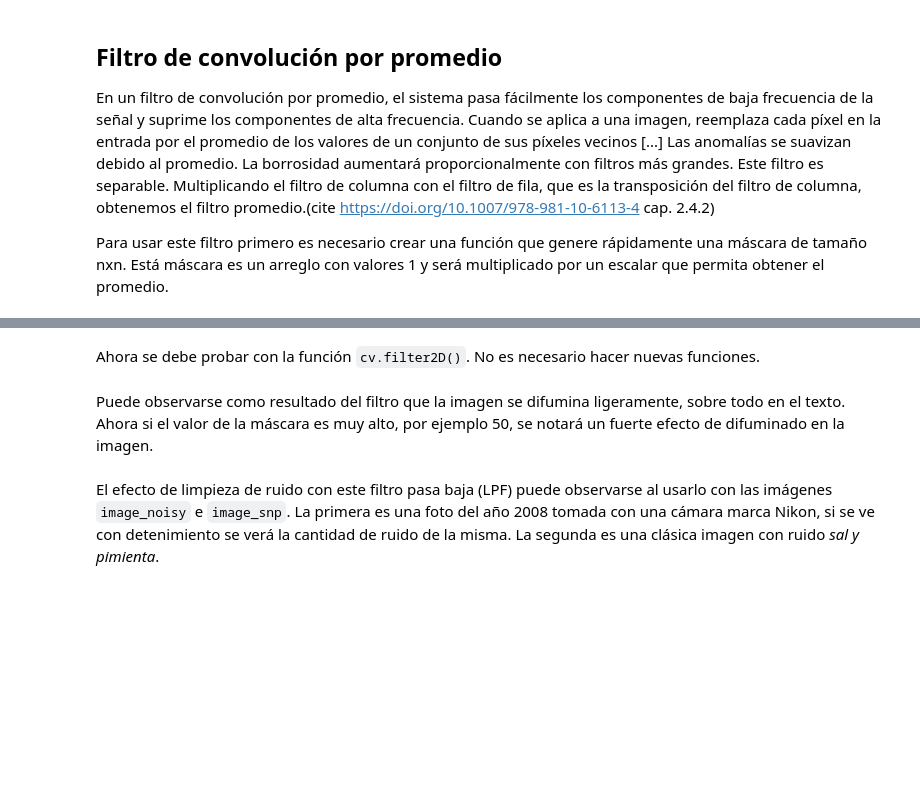
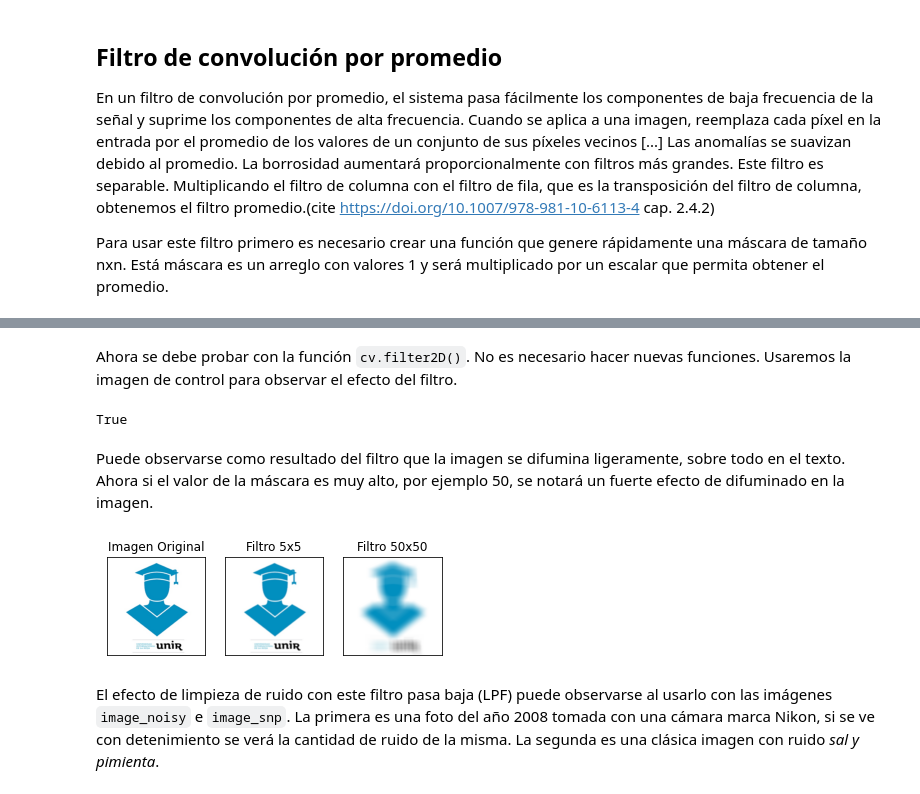
Before and after one commit to genomorro/unir, a Jupyter notebook: main.ipynb, the cells around one changed output, grey strips where cells are left out. Saved outputs shown, nothing was run; the diff lists cells and outputs as text; code cells hidden in the pictures; blank space fills up the shorter version.

Commit message:
Control 2D

```diff
--- a/main.ipynb
+++ b/main.ipynb
@@ -45,6 +51,12 @@ print(kernel)
 # %% [markdown]
-Ahora se debe probar con la función `cv.filter2D()`. No es necesario hacer nuevas funciones.
+Ahora se debe probar con la función `cv.filter2D()`. No es necesario hacer nuevas funciones. Usaremos la imagen de control para observar el efecto del filtro.
 # %%
 im = image_unir
-out = cv.filter2D(im,-1,kernel)
-cv.imwrite('out/filter2D.jpg', out)
+# El filtro recibe como parámetros: 1. la imagen, 2. la profundidad, -1 conserva el valor original, 3. el kernel a aplicar.
+out_5 = cv.filter2D(im,-1,kernel)
+cv.imwrite('out/filter2D.jpg', out_5)
+kernel = mask(50)
+out_50 = cv.filter2D(im,-1,kernel)
+cv.imwrite('out/filter2D-bigKernel.jpg', out_50)
+# %% [output]
+True
@@ -74,3 +65,19 @@ plt.show()
+# %%
+im = cv.cvtColor(im, cv.COLOR_BGR2RGB)
+out_5 = cv.cvtColor(out_5, cv.COLOR_BGR2RGB)
+out_50 = cv.cvtColor(out_50, cv.COLOR_BGR2RGB)
+plt.subplot(131)
+plt.imshow(im)
+plt.title('Imagen Original'), plt.xticks([]), plt.yticks([])
+plt.subplot(132)
+plt.imshow(out_5)
+plt.title('Filtro 5x5'), plt.xticks([]), plt.yticks([])
+plt.subplot(133)
+plt.imshow(out_50)
+plt.title('Filtro 50x50'), plt.xticks([]), plt.yticks([])
+plt.show()
+# %% [output]
+[figure, added]
 # %% [markdown]
 El efecto de limpieza de ruido con este filtro pasa baja (LPF) puede observarse al usarlo con las imágenes `image_noisy` e `image_snp`. La primera es una foto del año 2008 tomada con una cámara marca Nikon, si se ve con detenimiento se verá la cantidad de ruido de la misma. La segunda es una clásica imagen con ruido _sal y pimienta_.
 # %%
```
Also changed, not shown: parts of 11 cells of this notebook.
